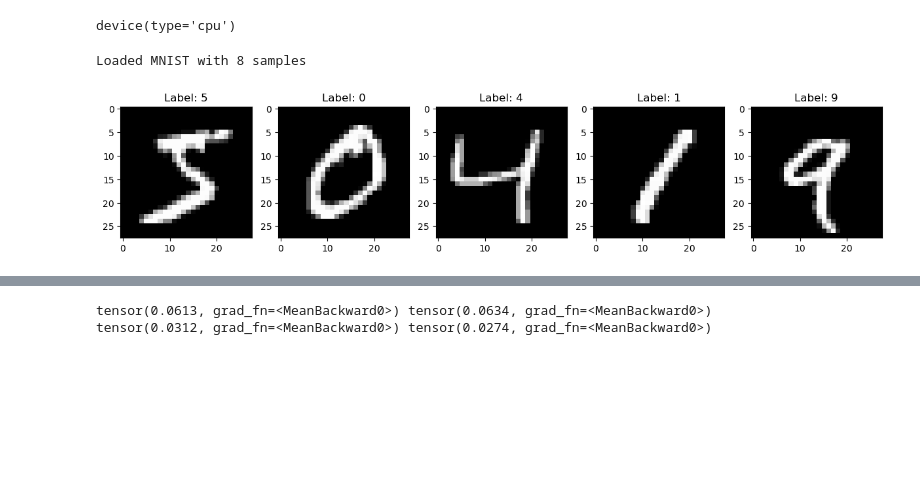
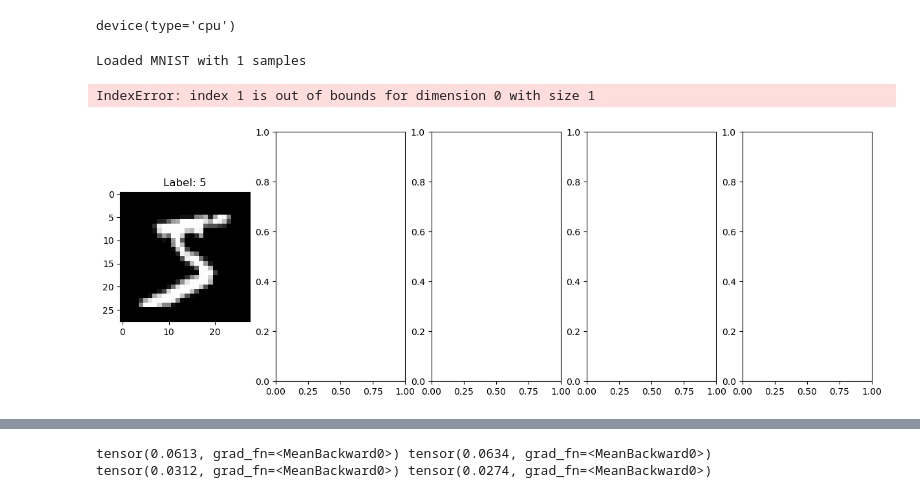
Before and after one commit to joeagriffith/ml-learning, a Jupyter notebook: Deep_Learning/Experimental/Hebbian_Learning/mnist/mnist.ipynb, the cells around one changed output, grey strips where cells are left out. Drawn from its saved outputs; the diff is of its cells as text; code cells hidden in the pictures; blank space fills up the shorter version.

```diff
--- a/Deep_Learning/Experimental/Hebbian_Learning/mnist/mnist.ipynb
+++ b/Deep_Learning/Experimental/Hebbian_Learning/mnist/mnist.ipynb
@@ -16,26 +18,27 @@ device(type='cpu')
 # %%
 transform = transforms.Compose([
     transforms.ToTensor(),
     transforms.Normalize((0.1307,), (0.3081,)),
 ])
 
-subset_size = 8
+subset_size = 1
 raw_dataset = datasets.MNIST(root="../Datasets/", train=True, transform=transform, download=False)
 raw_dataset = torch.utils.data.Subset(raw_dataset, range(subset_size))
 
 positive_dataset = PreloadedDataset.from_dataset(raw_dataset, transforms.ToTensor(), device)
 print(f'Loaded MNIST with {len(positive_dataset)} samples')
 # show first samples
 import matplotlib.pyplot as plt
 import numpy as np
 fig, axs = plt.subplots(1, 5, figsize=(15, 5))
 for i in range(5):
     axs[i].imshow(np.squeeze(positive_dataset[i][0].numpy()), cmap='gray')
     axs[i].set_title(f"Label: {positive_dataset[i][1]}")
 plt.show()
 # %% [output]
-Loaded MNIST with 8 samples
+Loaded MNIST with 1 samples
+IndexError: index 1 is out of bounds for dimension 0 with size 1
-[figure, old version]
+[figure, new version]
 # %%
 def mix_images(x1, x2, steps=10):
     mask = torch.bernoulli(torch.ones((28,28))*0.5).unsqueeze(0).unsqueeze(0)
```
Also changed, not shown: parts of 9 cells of this notebook, 13 other files.
